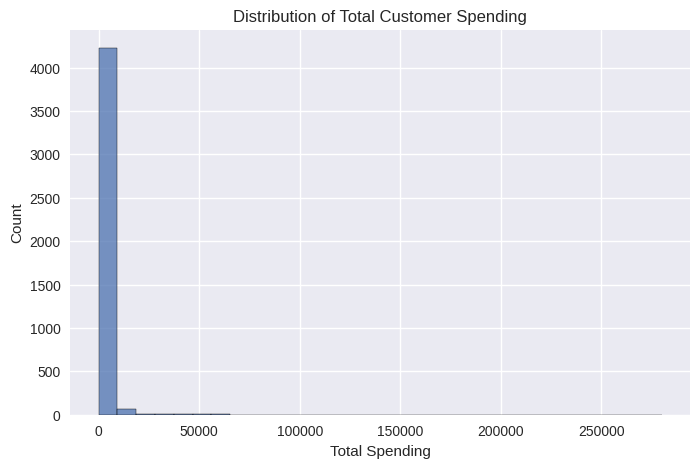
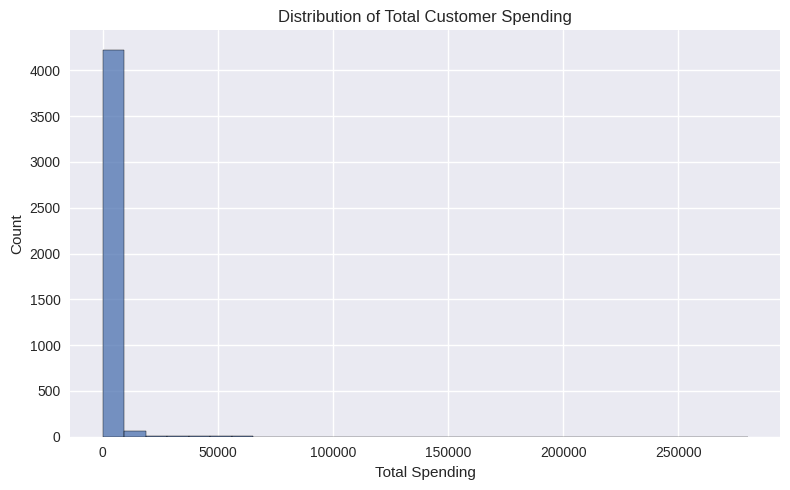
The notebook cell's code change between the first figure and the second:
--- before
+++ after
@@ -4,3 +4,6 @@
 plt.xlabel("Total Spending")
 plt.ylabel("Count")
+plt.tight_layout()
+plt.savefig("images/spending_distribution.png", dpi=300)
 plt.show()
+plt.show()

Commit: updating using Colab